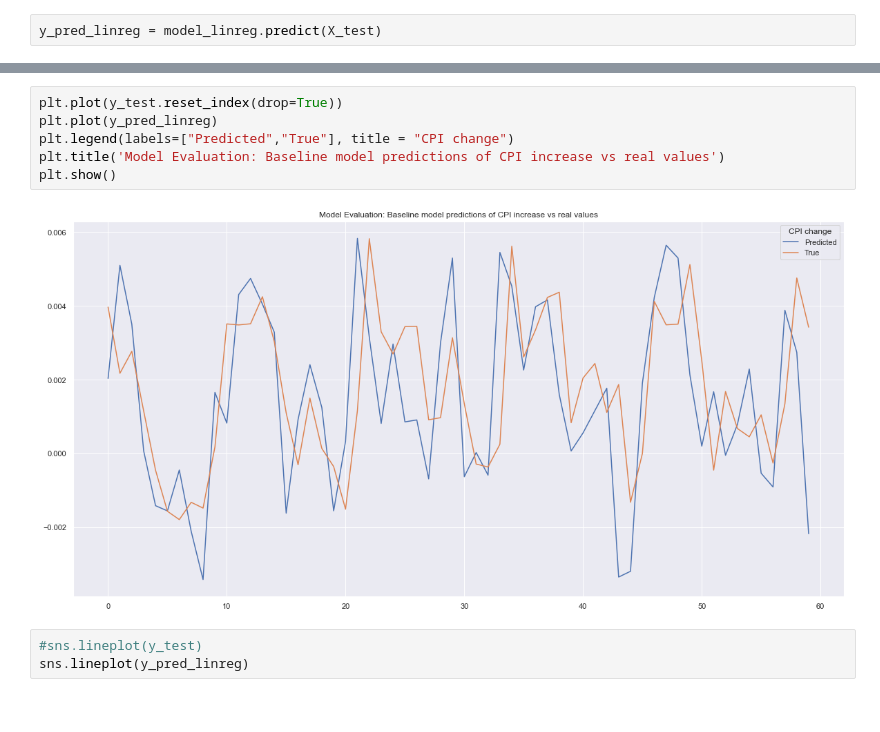
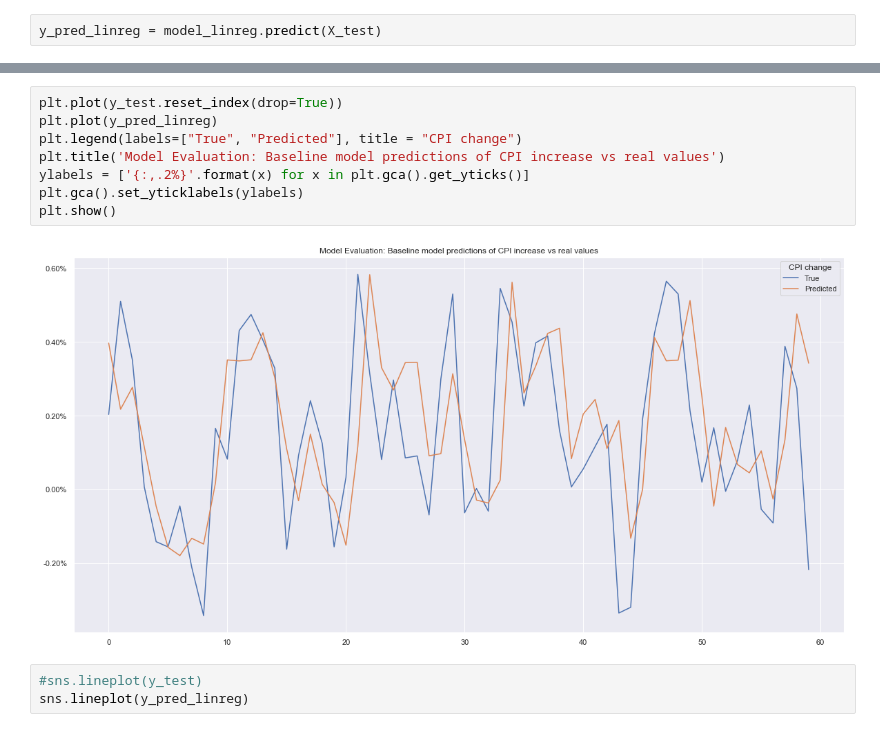
Before and after one commit to LeoSaffron/Inflation-Prediction, a Jupyter notebook: Inflation.ipynb, the cells around one changed output, grey strips where cells are left out. Saved outputs shown, nothing was run; the diff lists cells and outputs as text.

```diff
--- a/Inflation.ipynb
+++ b/Inflation.ipynb
@@ -679,11 +690,13 @@ RMSE: 0.21%
 # %%
 plt.plot(y_test.reset_index(drop=True))
 plt.plot(y_pred_linreg)
-plt.legend(labels=["Predicted","True"], title = "CPI change")
+plt.legend(labels=["True", "Predicted"], title = "CPI change")
 plt.title('Model Evaluation: Baseline model predictions of CPI increase vs real values')
+ylabels = ['{:,.2%}'.format(x) for x in plt.gca().get_yticks()]
+plt.gca().set_yticklabels(ylabels)
 plt.show()
 # %% [output]
-[figure, old version]
+[figure, new version]
 # %%
 #sns.lineplot(y_test)
 sns.lineplot(y_pred_linreg)
```
Also changed, not shown: parts of 76 cells of this notebook.
